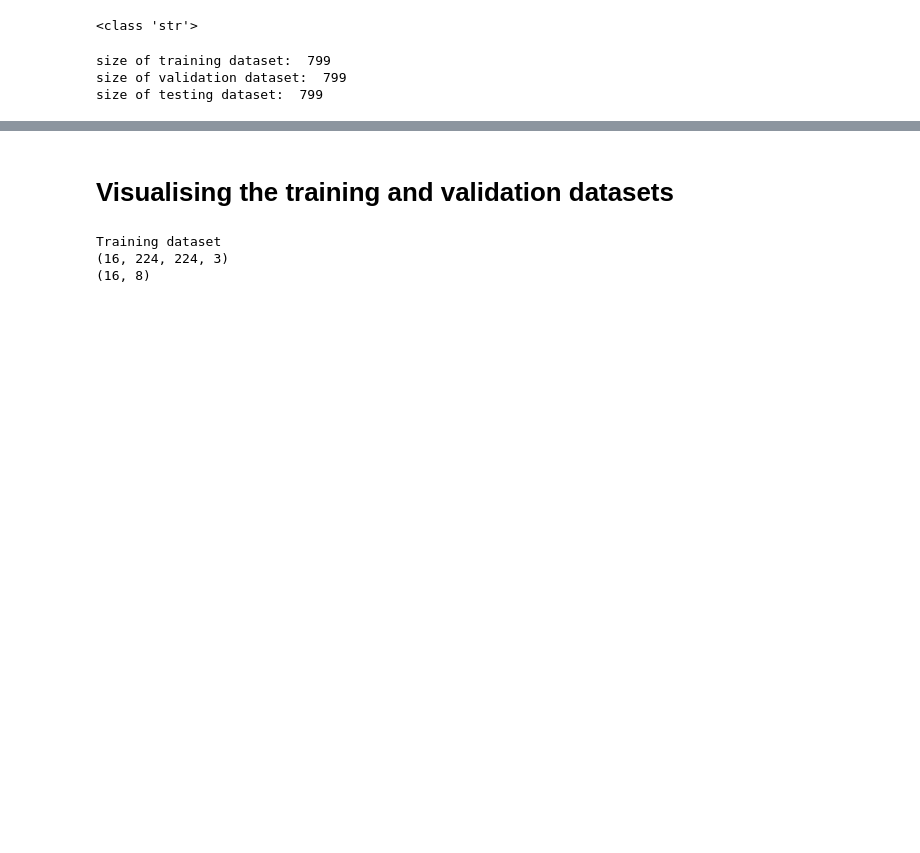
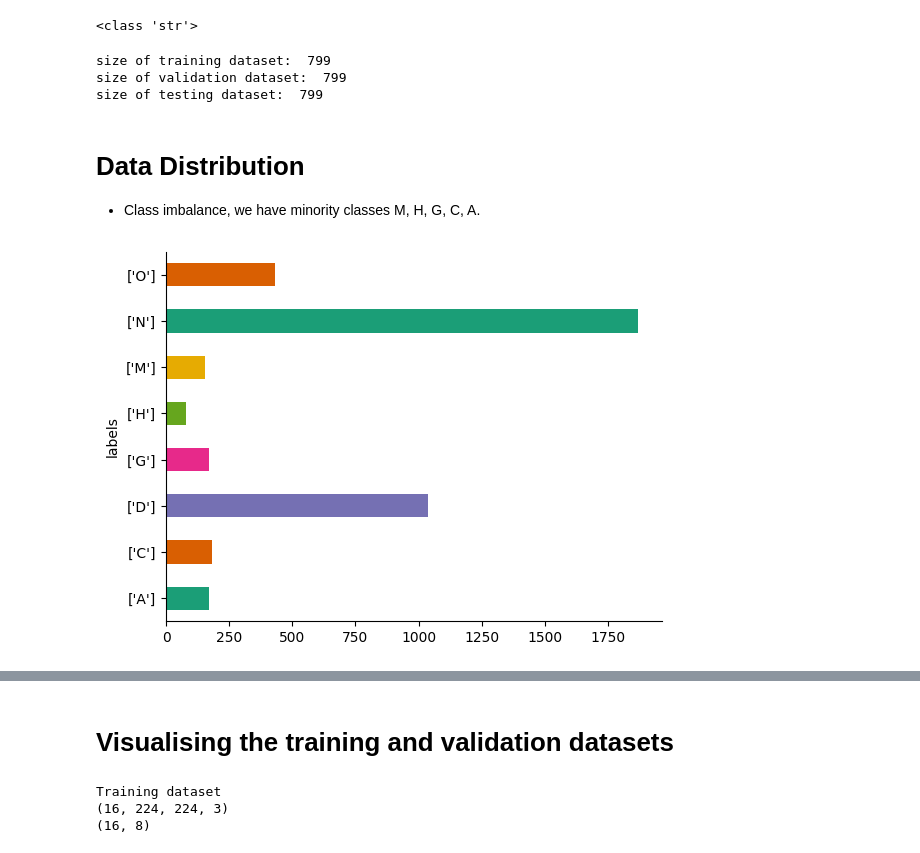
Before and after one commit to dduwa/Group-23, a Jupyter notebook: Resnet50_ODIR5K.ipynb, the cells around one changed output, grey strips where cells are left out. Drawn from its saved outputs; the diff is of its cells as text; code cells hidden in the pictures; blank space fills up the shorter version.

```diff
--- a/Resnet50_ODIR5K.ipynb
+++ b/Resnet50_ODIR5K.ipynb
@@ -148,3 +174,13 @@ print("size of testing dataset: ", len(test_ds) )
 size of training dataset:  799
 size of validation dataset:  799
 size of testing dataset:  799
+# %% [markdown]
+# Data Distribution
+- Class imbalance, we have minority classes M, H, G, C, A.
+# %%
+# @title Distribution of Training Data
+
+train_df.groupby('labels').size().plot(kind='barh', color=sns.palettes.mpl_palette('Dark2'))
+plt.gca().spines[['top', 'right',]].set_visible(False)
+# %% [output]
+[figure, added]
```
Also changed, not shown: parts of 17 cells of this notebook.
